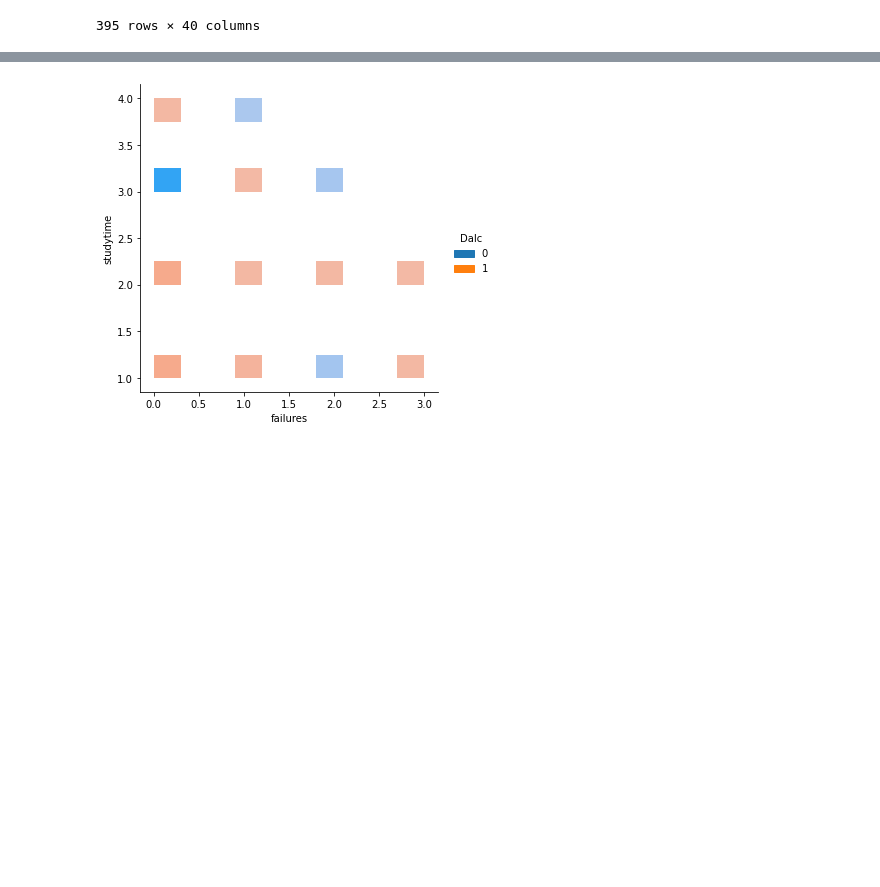
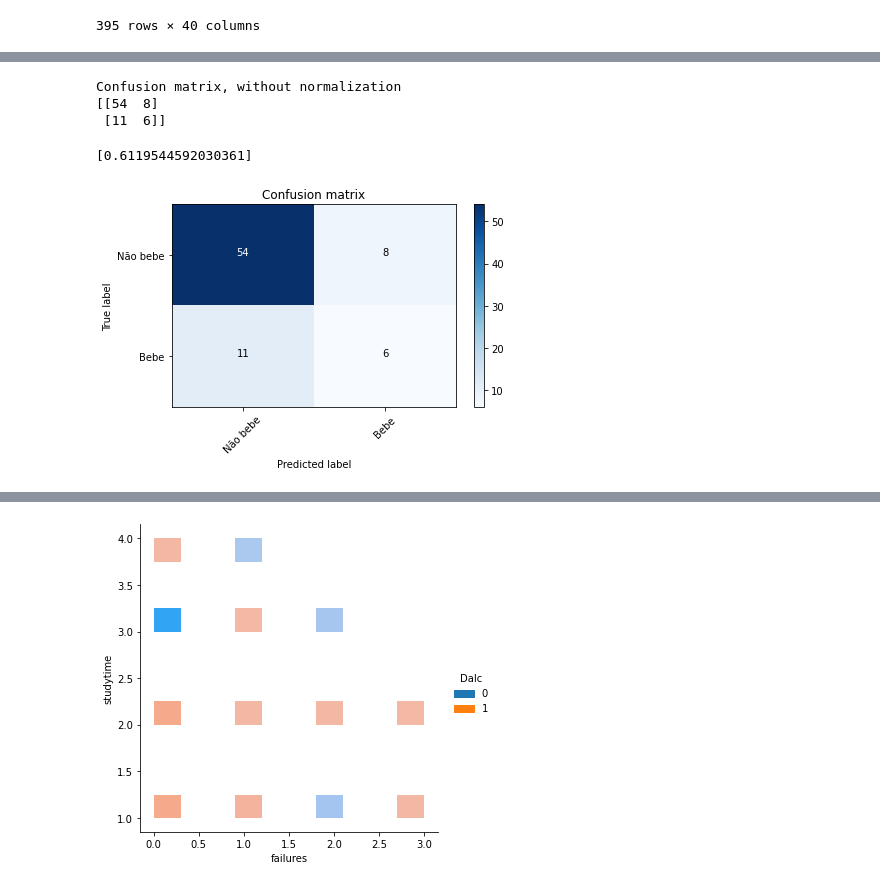
Before and after one commit to victorbombarda/Manipulacao_Dados_Avaliacao, a Jupyter notebook: Intro_Crisp_DM.ipynb, the cells around one changed output, grey strips where cells are left out. Saved outputs shown, nothing was run; the diff lists cells and outputs as text; code cells hidden in the pictures; blank space fills up the shorter version.

```diff
--- a/Intro_Crisp_DM.ipynb
+++ b/Intro_Crisp_DM.ipynb
@@ -204,6 +203,0 @@ walc.loc[(walc.Walc >= 3), 'Walc' ] = 1
-# %%
-a = 0
-for i in walc['Dalc']:
-    if i == 1:
-        a+=1
-a
@@ -398,5 +395,6 @@ def clf_eval(clf, X, y_true, classes=['Não bebe', 'Bebe']):
     #print('Accuracy Score: {}'.format(accuracy_score(y_true, y_pred)))
     #print('Average Precision Score: {}'.format(average_precision_score(y_true, y_pred)))
     #print('f1 Score: {}'.format(f1_score(y_true, y_pred)))
+    #plott = plot_confusion_matrix(clf_matrix, classes=classes)
     plot_confusion_matrix(clf_matrix, classes=classes)
-    return roc_auc_score(y_true, y_pred)
+    return [roc_auc_score(y_true, y_pred)] #, plott]
@@ -432,0 +434,12 @@ Confusion matrix, without normalization
+# %%
+#REGRESSÃO LOGÍSTICA
+logisR = LogisticRegression().fit(X_train, Y_train)
+y_pred = logisR.predict(X_test)
+logisR.score(X_test, Y_test)
+clf_eval(logisR, X_test, Y_test)
+# %% [output]
+Confusion matrix, without normalization
+[[54  8]
+ [11  6]]
+[0.6119544592030361]
+[figure, added]
```
Also changed, not shown: parts of 26 cells of this notebook.
